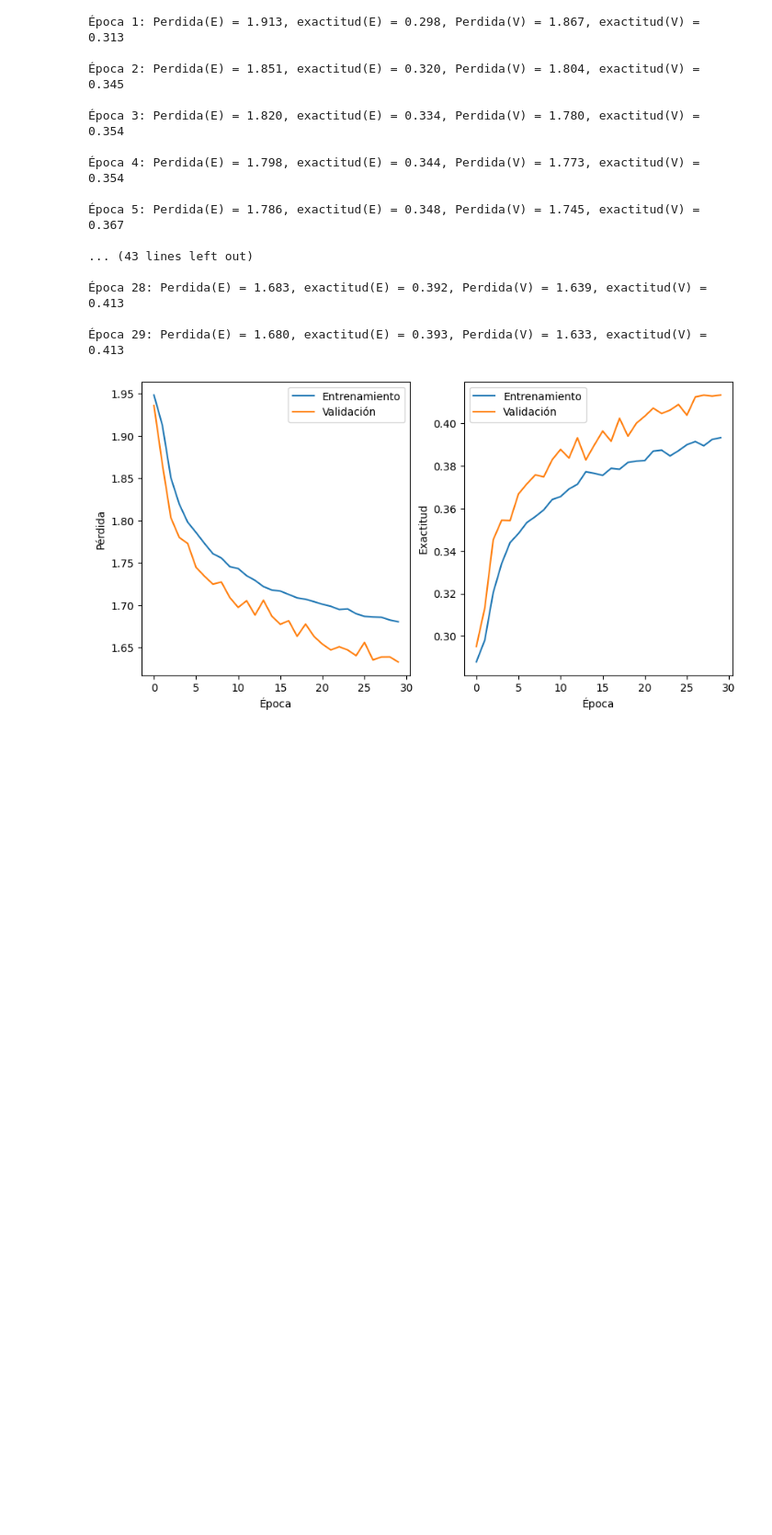
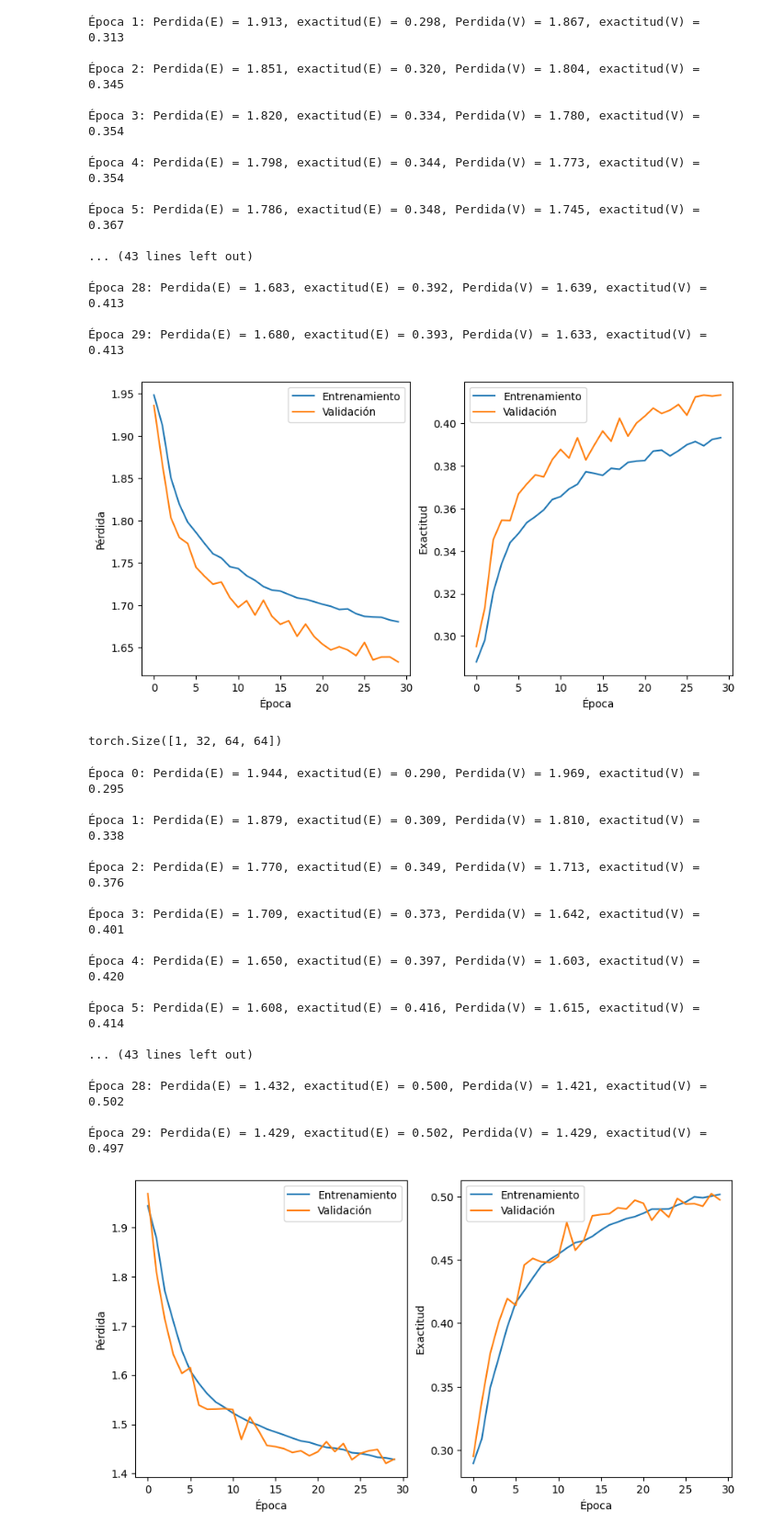
Before and after one commit to sergioar3143/AprendizajeProfundo, a Jupyter notebook: Clasificacion_grupo_etario_transformers.ipynb, the cells around one changed output. Shown at 92% size. Cells and saved outputs as stored; diff of their text form; code cells hidden in the pictures; blank space fills up the shorter version.

```diff
--- a/Clasificacion_grupo_etario_transformers.ipynb
+++ b/Clasificacion_grupo_etario_transformers.ipynb
@@ -760,0 +789,22 @@ plt.show()
+# %%
+class BloqueResNet(nn.Module):
+  def __init__(self,
+               cent,
+               csal,
+               k = 2):
+    super(BloqueResNet, self).__init__()
+
+    self.res = [Residual(cent, csal)]
+    for i in range(1, k):
+      self.res.append(Residual(csal, csal))
+    self.res = nn.ModuleList(self.res)
+
+  def forward(self, x):
+    for r in self.res:
+      x = r(x)
+    return x
+# %%
+b = BloqueResNet(3, 32)
+print(b(torch.rand(1, 3, 64, 64)).shape)
+# %% [output]
+torch.Size([1, 32, 64, 64])
@@ -760,0 +869,57 @@ plt.show()
+# %%
+model = ViT_CNN(IMG_SIZE, patch_size, out_dim, d_modelo, depth, n_cabezas, mlp_dim, dropout)
+disp = 'cuda' if torch.cuda.is_available() else 'cpu'
+model.to(disp)
+ecm = nn.CrossEntropyLoss(weight=None,
+                              reduction='mean',
+                              label_smoothing=0.1)
+opt = Adam(model.parameters(),lr=1e-3)
+
+#opt = SGD(model.parameters(), lr = 1e-3)
+
+LOGDIR = './logs/'
+
+model, mejor_conv, hist = entrena(model,
+                                   ecm,
+                                   exactitud,
+                                   opt,
+                                   trn_dl,
+                                   val_dl,
+                                   disp,
+                                   LOGDIR + '/conv.pt',
+                                   n_epocas=30,
+                                   tbdir = LOGDIR)
+
+f,axs = plt.subplots(nrows=1, ncols=2, figsize=(10, 5))
+
+axs[0].plot(hist['perdida_ent'], label='Entrenamiento')
+axs[0].plot(hist['perdida_val'], label='Validación')
+axs[0].set_xlabel('Época')
+axs[0].set_ylabel('Pérdida')
+axs[0].legend()
+
+axs[1].plot(hist['exactitud_ent'], label='Entrenamiento')
+axs[1].plot(hist['exactitud_val'], label='Validación')
+axs[1].set_xlabel('Época')
+axs[1].set_ylabel('Exactitud')
+axs[1].legend()
+plt.show()
+# %% [output]
+Época 0: Perdida(E) = 1.944, exactitud(E) = 0.290, Perdida(V) = 1.969, exactitud(V) = 0.295
+
+Época 1: Perdida(E) = 1.879, exactitud(E) = 0.309, Perdida(V) = 1.810, exactitud(V) = 0.338
+
+Época 2: Perdida(E) = 1.770, exactitud(E) = 0.349, Perdida(V) = 1.713, exactitud(V) = 0.376
+
+Época 3: Perdida(E) = 1.709, exactitud(E) = 0.373, Perdida(V) = 1.642, exactitud(V) = 0.401
+
+Época 4: Perdida(E) = 1.650, exactitud(E) = 0.397, Perdida(V) = 1.603, exactitud(V) = 0.420
+
+Época 5: Perdida(E) = 1.608, exactitud(E) = 0.416, Perdida(V) = 1.615, exactitud(V) = 0.414
+
+... (43 lines left out)
+
+Época 28: Perdida(E) = 1.432, exactitud(E) = 0.500, Perdida(V) = 1.421, exactitud(V) = 0.502
+
+Época 29: Perdida(E) = 1.429, exactitud(E) = 0.502, Perdida(V) = 1.429, exactitud(V) = 0.497
+[figure, added]
```
Also changed, not shown: parts of 2 cells of this notebook.
